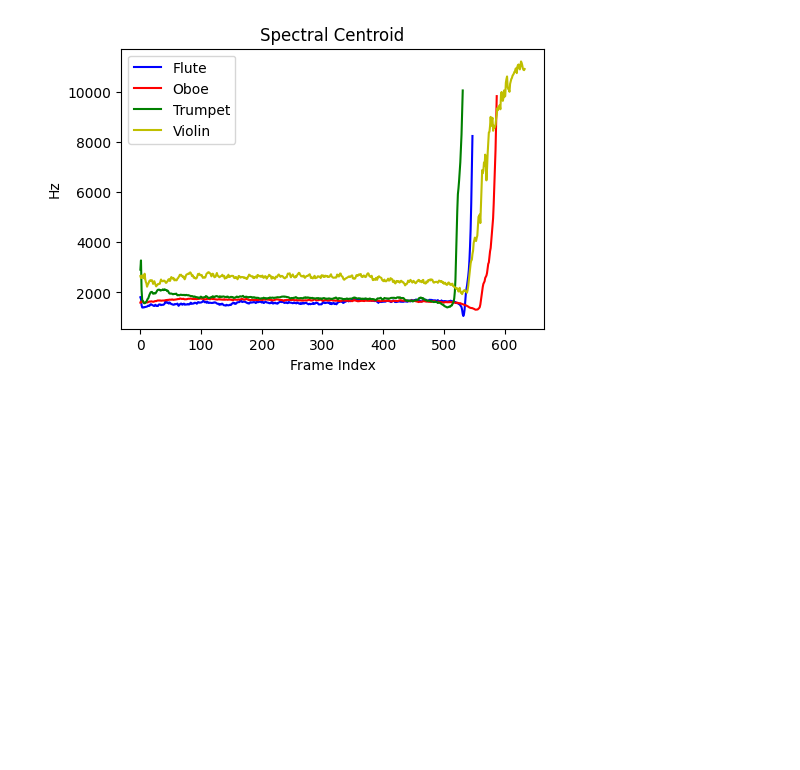
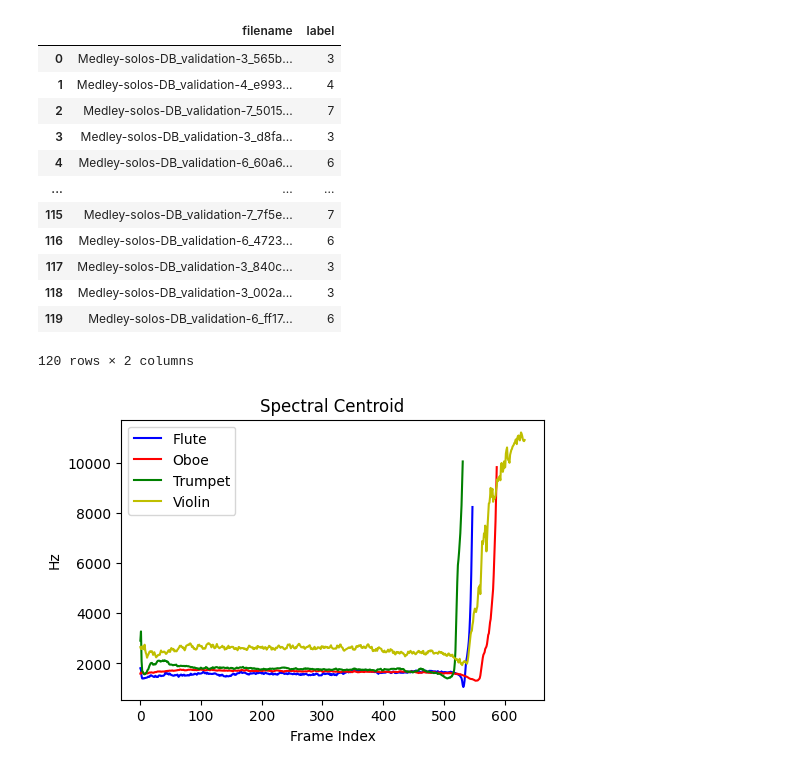
Before and after one commit to Jamesprocode/Audio-Content-Analysis, a Jupyter notebook: feature_visualization_activity.ipynb, the cells around one changed output. Drawn from its saved outputs; the diff is of its cells as text; code cells hidden in the pictures; blank space fills up the shorter version.

```diff
--- a/feature_visualization_activity.ipynb
+++ b/feature_visualization_activity.ipynb
@@ -5,0 +9,8 @@ import matplotlib.pyplot as plt
+# %%
+#initialize the matrix with names of the audio files in the directory
+folder = 'audios/micro_medlydb/validate'
+
+#create a numpy matrix to store the names of the audio files
+audio_files = np.array([f for f in os.listdir(folder) if f.endswith('.wav')])
+
+df = pd.DataFrame(audio_files, columns=['filename'])
@@ -6,3 +31,32 @@ import matplotlib.pyplot as plt
+# %%
+
+#parse the label out of the file name
+pattern = re.compile(r'DB_validation-(\d+)_')  # strictly matches the number after DB_validation-
+
+for filename in os.listdir(folder):
+    match = pattern.search(filename)
+    if match:
+        number = int(match.group(1))  # extract the correct number
+        df.loc[df['filename'] == filename, 'label'] = number
+
+df['label'] = df['label'].astype('Int64')  # Pandas nullable integer type
+
+
+df
+# %% [output]
+|  | filename | label |
+| 0 | Medley-solos-DB_validation-3_565b... | 3 |
+| 1 | Medley-solos-DB_validation-4_e993... | 4 |
+| 2 | Medley-solos-DB_validation-7_5015... | 7 |
+| 3 | Medley-solos-DB_validation-3_d8fa... | 3 |
+| 4 | Medley-solos-DB_validation-6_60a6... | 6 |
+| ... | ... | ... |
+| 115 | Medley-solos-DB_validation-7_7f5e... | 7 |
+| 116 | Medley-solos-DB_validation-6_4723... | 6 |
+| 117 | Medley-solos-DB_validation-3_840c... | 3 |
+| 118 | Medley-solos-DB_validation-3_002a... | 3 |
+| 119 | Medley-solos-DB_validation-6_ff17... | 6 |
+120 rows × 2 columns
 # %%
 #import audio files
 Flute_file = '/Users/jameswang/workspace/Audio Content Analysis/audios/FourInstrumentFiles_export/Fl-F4-mf.wav'
```
Also changed, not shown: parts of 2 cells of this notebook, 1 other file.
